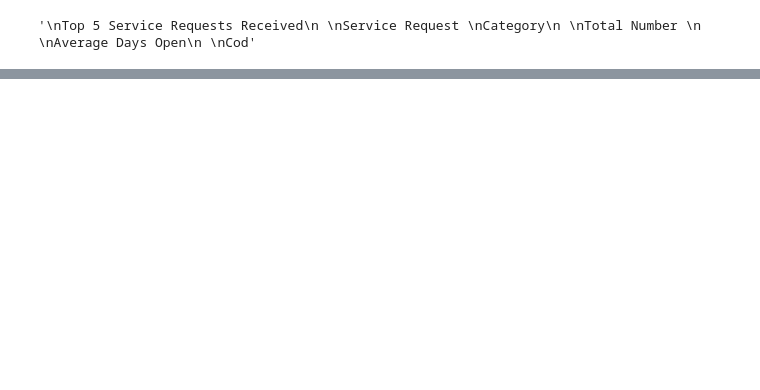
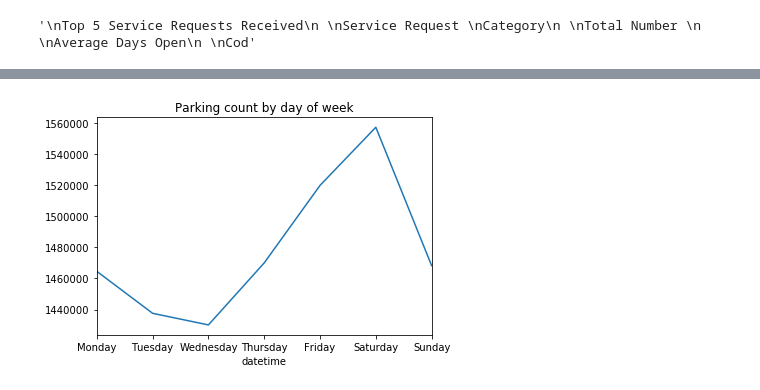
Before and after one commit to knoxdata/knoxville-opendata-notebooks, a Jupyter notebook: notebooks/codestock.ipynb, the cells around one changed output, grey strips where cells are left out. Saved outputs shown, nothing was run; the diff lists cells and outputs as text; code cells hidden in the pictures; blank space fills up the shorter version.

```diff
--- a/notebooks/codestock.ipynb
+++ b/notebooks/codestock.ipynb
@@ -28,0 +112,2 @@ RuntimeError: Please make sure that Ghostscript is installed
+# %%
+parking = pandas.read_csv('../data/codestock/parking_data.csv', parse_dates=['datetime'])
@@ -28,0 +123,6 @@ RuntimeError: Please make sure that Ghostscript is installed
+# %%
+ax = parking.groupby(parking.datetime.dt.dayofweek).cars.sum().plot()
+ax.set_xticklabels(['Monday', 'Tuesday', 'Wednesday', 'Thursday', 'Friday', 'Saturday', 'Sunday'])
+_ = ax.set_title('Parking count by day of week')
+# %% [output]
+[figure, added]
```
Also changed, not shown: parts of 11 cells of this notebook.
